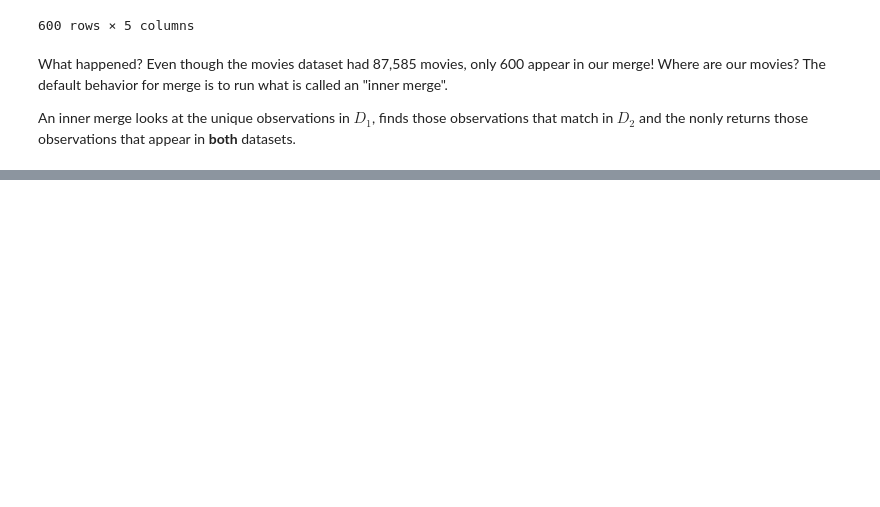
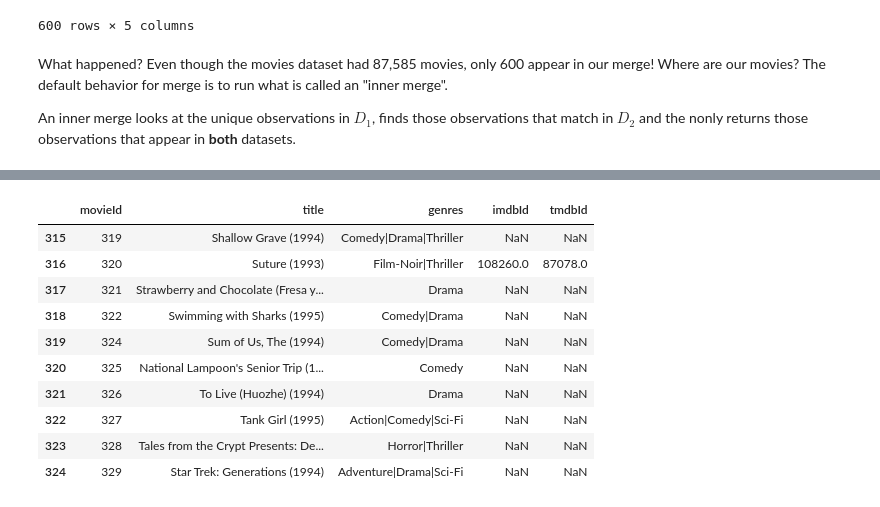
Before and after one commit to computationalUncertaintyLab/dexp_book, a Jupyter notebook: chapter4__split_apply_combine_and_merging.ipynb, the cells around one changed output, grey strips where cells are left out. Cells and saved outputs as stored; diff of their text form; code cells hidden in the pictures; blank space fills up the shorter version.

```diff
--- a/chapter4__split_apply_combine_and_merging.ipynb
+++ b/chapter4__split_apply_combine_and_merging.ipynb
@@ -218,0 +228,15 @@ An inner merge looks at the unique observations in $D_{1}$, finds those observat
+# %%
+left_merged_movies = movies.merge(_600_links  , on = ["movieId"], how = "left"        )
+left_merged_movies.iloc[315:325]
+# %% [output]
+|  | movieId | title | genres | imdbId | tmdbId |
+| 315 | 319 | Shallow Grave (1994) | Comedy|Drama|Thriller | NaN | NaN |
+| 316 | 320 | Suture (1993) | Film-Noir|Thriller | 108260.0 | 87078.0 |
+| 317 | 321 | Strawberry and Chocolate (Fresa y... | Drama | NaN | NaN |
+| 318 | 322 | Swimming with Sharks (1995) | Comedy|Drama | NaN | NaN |
+| 319 | 324 | Sum of Us, The (1994) | Comedy|Drama | NaN | NaN |
+| 320 | 325 | National Lampoon's Senior Trip (1... | Comedy | NaN | NaN |
+| 321 | 326 | To Live (Huozhe) (1994) | Drama | NaN | NaN |
+| 322 | 327 | Tank Girl (1995) | Action|Comedy|Sci-Fi | NaN | NaN |
+| 323 | 328 | Tales from the Crypt Presents: De... | Horror|Thriller | NaN | NaN |
+| 324 | 329 | Star Trek: Generations (1994) | Adventure|Drama|Sci-Fi | NaN | NaN |
```
Also changed, not shown: parts of 11 cells of this notebook.
